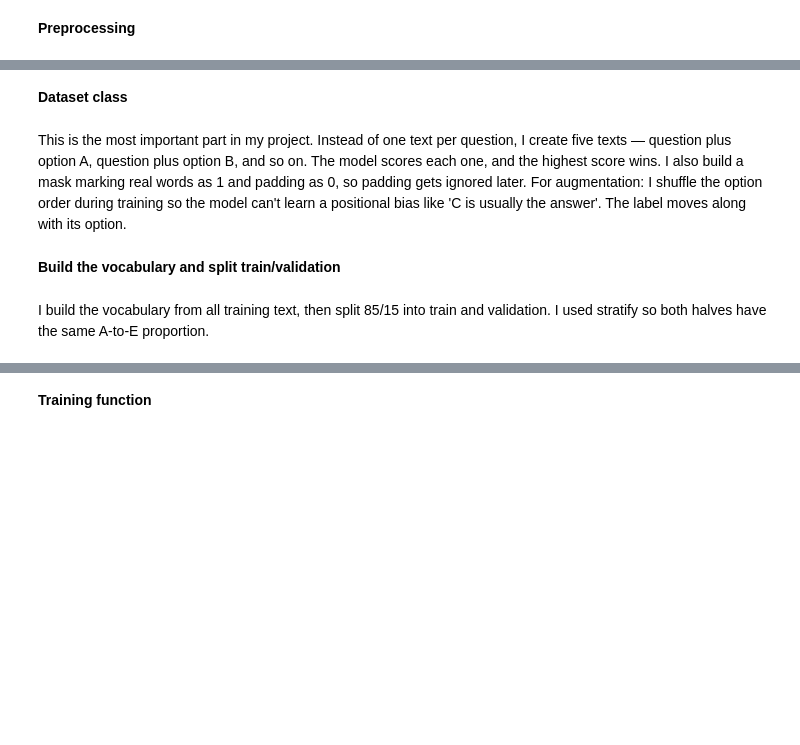
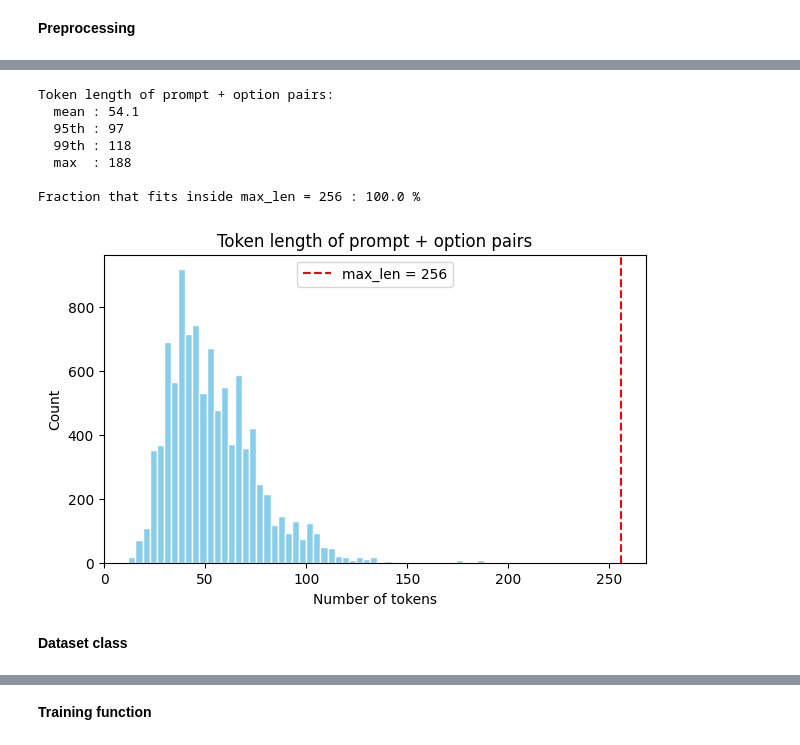
Before and after one commit to 22f1000828/DL-22f1000828-notebook-t22026, a Jupyter notebook: kaggle_notebook.ipynb, the cells around one changed output, grey strips where cells are left out. Saved outputs shown, nothing was run; the diff lists cells and outputs as text; code cells hidden in the pictures; blank space fills up the shorter version.

```diff
--- a/kaggle_notebook.ipynb
+++ b/kaggle_notebook.ipynb
@@ -485,0 +433,10 @@ class SimpleTokenizer:
+# %%
+tokenizer = AutoTokenizer.from_pretrained(CONFIG['model_name'])
+print("Tokenizer:", type(tokenizer).__name__)
+print("Vocab size:", tokenizer.vocab_size)
+
+# see what one example looks like
+ex = tokenizer(train.loc[0, 'prompt'], train.loc[0, 'A'], truncation=True, max_length=64)
+print()
+print("Example encoding:")
+print(tokenizer.decode(ex['input_ids']))
@@ -486,5 +458,40 @@ class SimpleTokenizer:
+# %%
+sample = train.sample(min(2000, len(train)), random_state=CONFIG['seed'])
+
+tok_lens = []
+for _, row in sample.iterrows():
+    for c in option_cols:
+        enc = tokenizer(str(row['prompt']), str(row[c]), truncation=False)
+        tok_lens.append(len(enc['input_ids']))
+
+tok_lens = np.array(tok_lens)
+
+print("Token length of prompt + option pairs:")
+print("  mean :", round(tok_lens.mean(), 1))
+print("  95th :", int(np.percentile(tok_lens, 95)))
+print("  99th :", int(np.percentile(tok_lens, 99)))
+print("  max  :", tok_lens.max())
+print()
+print("Fraction that fits inside max_len =", CONFIG['max_len'], ":",
+      round((tok_lens <= CONFIG['max_len']).mean() * 100, 2), "%")
+
+plt.figure(figsize=(7, 4))
+plt.hist(tok_lens, bins=50, color='skyblue', edgecolor='white')
+plt.axvline(CONFIG['max_len'], color='red', linestyle='--',
+            label='max_len = ' + str(CONFIG['max_len']))
+plt.title("Token length of prompt + option pairs")
+plt.xlabel("Number of tokens")
+plt.ylabel("Count")
+plt.legend()
+plt.show()
+# %% [output]
+Token length of prompt + option pairs:
+  mean : 54.1
+  95th : 97
+  99th : 118
+  max  : 188
+
+Fraction that fits inside max_len = 256 : 100.0 %
+[figure, added]
 # %% [markdown]
 **Dataset class**
-# %% [markdown]
-This is the most important part in my project. Instead of one text per question, I create five texts — question plus option A, question plus option B, and so on. The model scores each one, and the highest score wins. I also build a mask marking real words as 1 and padding as 0, so padding gets ignored later.
-For augmentation: I shuffle the option order during training so the model can't learn a positional bias like 'C is usually the answer'. The label moves along with its option.
@@ -536,4 +497,0 @@ class MCQDataset(Dataset):
-# %% [markdown]
-**Build the vocabulary and split train/validation**
-# %% [markdown]
-I build the vocabulary from all training text, then split 85/15 into train and validation. I used stratify so both halves have the same A-to-E proportion.
```
Also changed, not shown: parts of 84 cells of this notebook.
